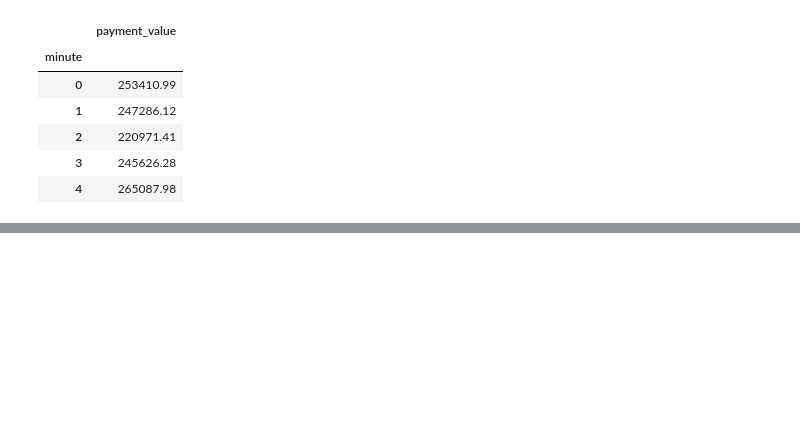
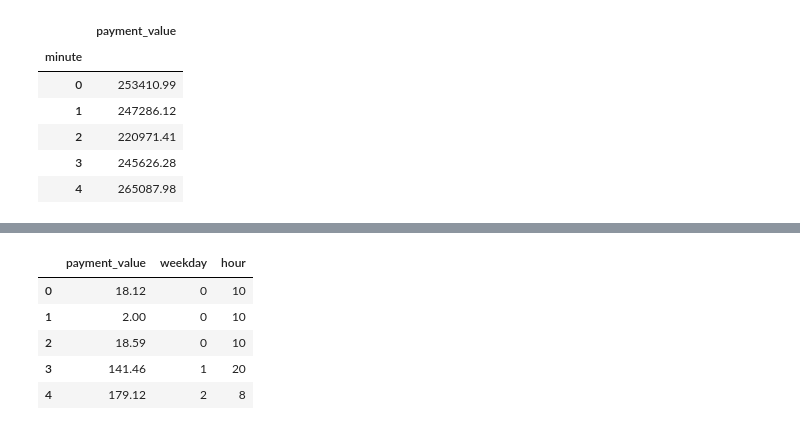
Before and after one commit to jhryu1208/Python_DataAnalysis_Pandas, a Jupyter notebook: Pandas/Brazilian_Ecommerce_EDA/BEE4.ipynb, the cells around one changed output, grey strips where cells are left out. Drawn from its saved outputs; the diff is of its cells as text; code cells hidden in the pictures; blank space fills up the shorter version.

```diff
--- a/Pandas/Brazilian_Ecommerce_EDA/BEE4.ipynb
+++ b/Pandas/Brazilian_Ecommerce_EDA/BEE4.ipynb
@@ -429,0 +442,10 @@ merged_order_payment_minute.iplot(kind='bar', theme='white')
+# %%
+merged_order_payment_hour_weekday = merged_order_payment_date[['payment_value','weekday','hour']].copy()
+merged_order_payment_hour_weekday.head()
+# %% [output]
+|  | payment_value | weekday | hour |
+| 0 | 18.12 | 0 | 10 |
+| 1 | 2.00 | 0 | 10 |
+| 2 | 18.59 | 0 | 10 |
+| 3 | 141.46 | 1 | 20 |
+| 4 | 179.12 | 2 | 8 |
```
Also changed, not shown: parts of 12 cells of this notebook.
